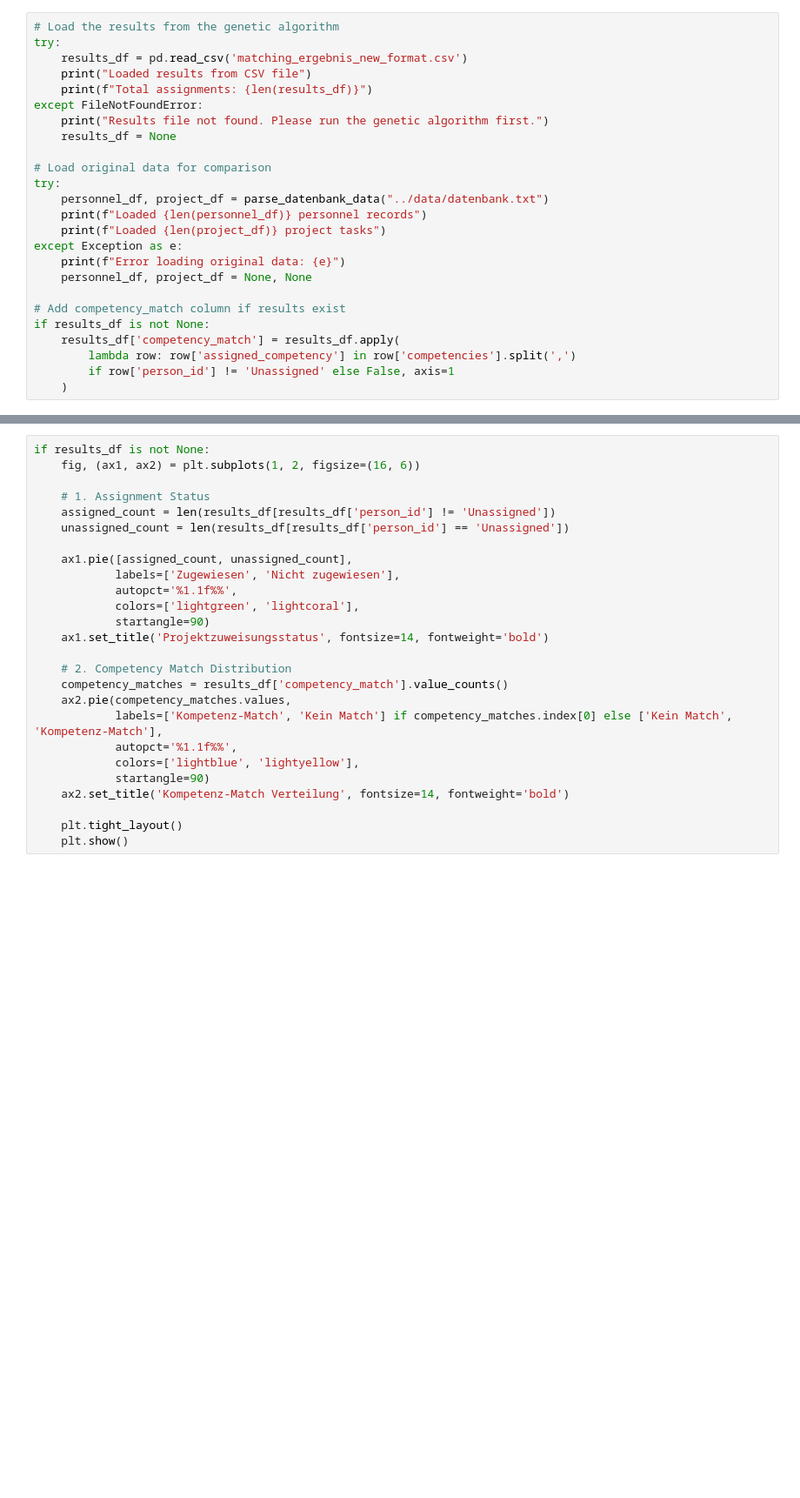
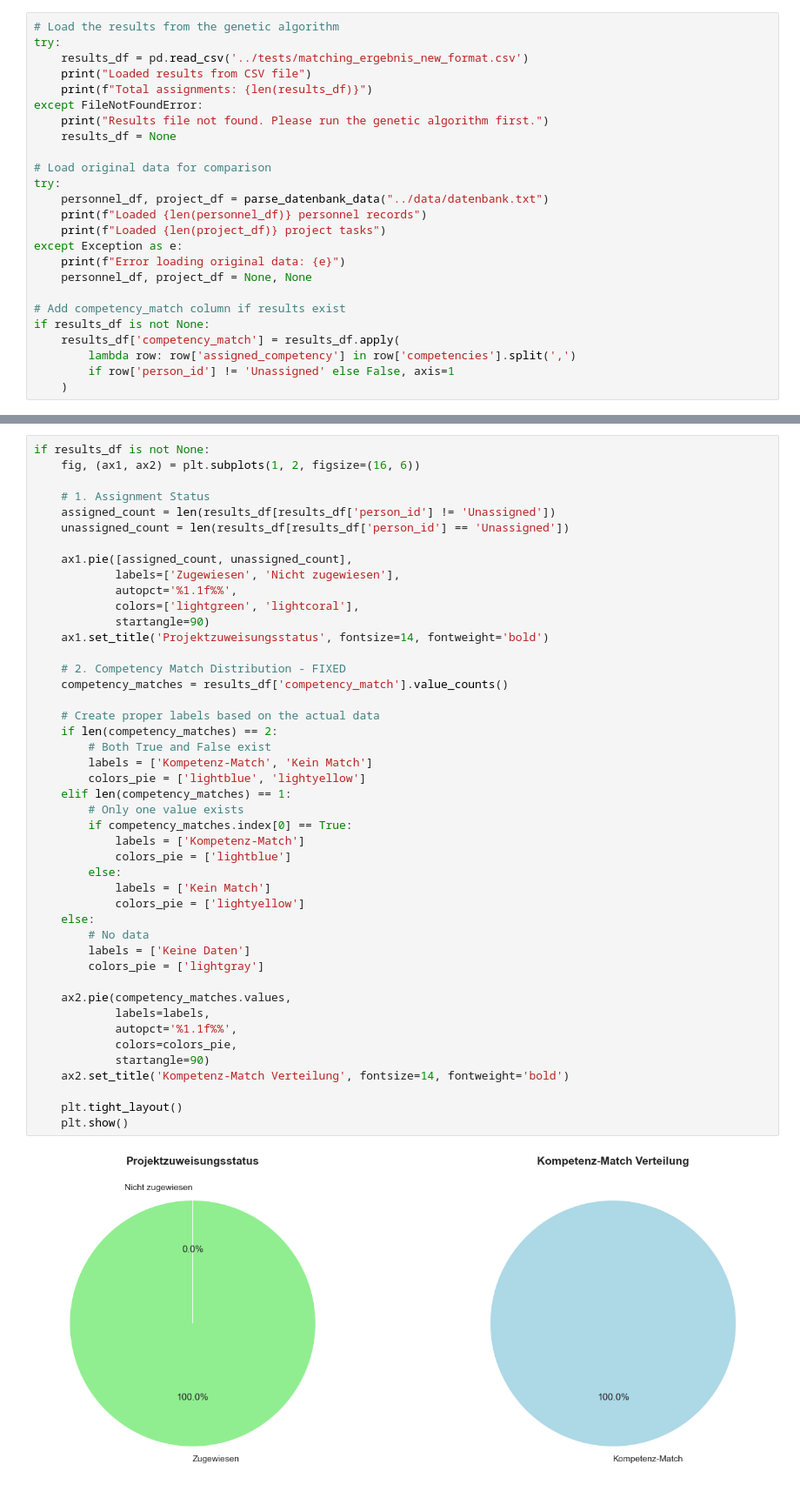
Before and after one commit to SpartanProgram/Personalmanager, a Jupyter notebook: visualizations/genetic_matching_new_format_figure.ipynb, the cells around one changed output, grey strips where cells are left out. Shown at 87% size. Saved outputs shown, nothing was run; the diff lists cells and outputs as text; blank space fills up the shorter version.

Commit message:
code updated for the visualization with the new data

```diff
--- a/visualizations/genetic_matching_new_format_figure.ipynb
+++ b/visualizations/genetic_matching_new_format_figure.ipynb
@@ -147,7 +147,7 @@ def parse_datenbank_data(file_path):
 # %%
 # Load the results from the genetic algorithm
 try:
-    results_df = pd.read_csv('matching_ergebnis_new_format.csv')
+    results_df = pd.read_csv('../tests/matching_ergebnis_new_format.csv')
     print("Loaded results from CSV file")
     print(f"Total assignments: {len(results_df)}")
 except FileNotFoundError:
@@ -225,29 +228,50 @@ if results_df is not None:
 # %%
 if results_df is not None:
     fig, (ax1, ax2) = plt.subplots(1, 2, figsize=(16, 6))
 
     # 1. Assignment Status
     assigned_count = len(results_df[results_df['person_id'] != 'Unassigned'])
     unassigned_count = len(results_df[results_df['person_id'] == 'Unassigned'])
 
     ax1.pie([assigned_count, unassigned_count],
             labels=['Zugewiesen', 'Nicht zugewiesen'],
             autopct='%1.1f%%',
             colors=['lightgreen', 'lightcoral'],
             startangle=90)
     ax1.set_title('Projektzuweisungsstatus', fontsize=14, fontweight='bold')
 
-    # 2. Competency Match Distribution
+    # 2. Competency Match Distribution - FIXED
     competency_matches = results_df['competency_match'].value_counts()
+
+    # Create proper labels based on the actual data
+    if len(competency_matches) == 2:
+        # Both True and False exist
+        labels = ['Kompetenz-Match', 'Kein Match']
+        colors_pie = ['lightblue', 'lightyellow']
+    elif len(competency_matches) == 1:
+        # Only one value exists
+        if competency_matches.index[0] == True:
+            labels = ['Kompetenz-Match']
+            colors_pie = ['lightblue']
+        else:
+            labels = ['Kein Match']
+            colors_pie = ['lightyellow']
+    else:
+        # No data
+        labels = ['Keine Daten']
+        colors_pie = ['lightgray']
+
     ax2.pie(competency_matches.values,
-            labels=['Kompetenz-Match', 'Kein Match'] if competency_matches.index[0] else ['Kein Match', 'Kompetenz-Match'],
+            labels=labels,
             autopct='%1.1f%%',
-            colors=['lightblue', 'lightyellow'],
+            colors=colors_pie,
             startangle=90)
     ax2.set_title('Kompetenz-Match Verteilung', fontsize=14, fontweight='bold')
 
     plt.tight_layout()
     plt.show()
+# %% [output]
+[figure, added]
 # %%
 if results_df is not None and personnel_df is not None:
     # Calculate workload per person
```
Also changed, not shown: parts of 5 cells of this notebook.
